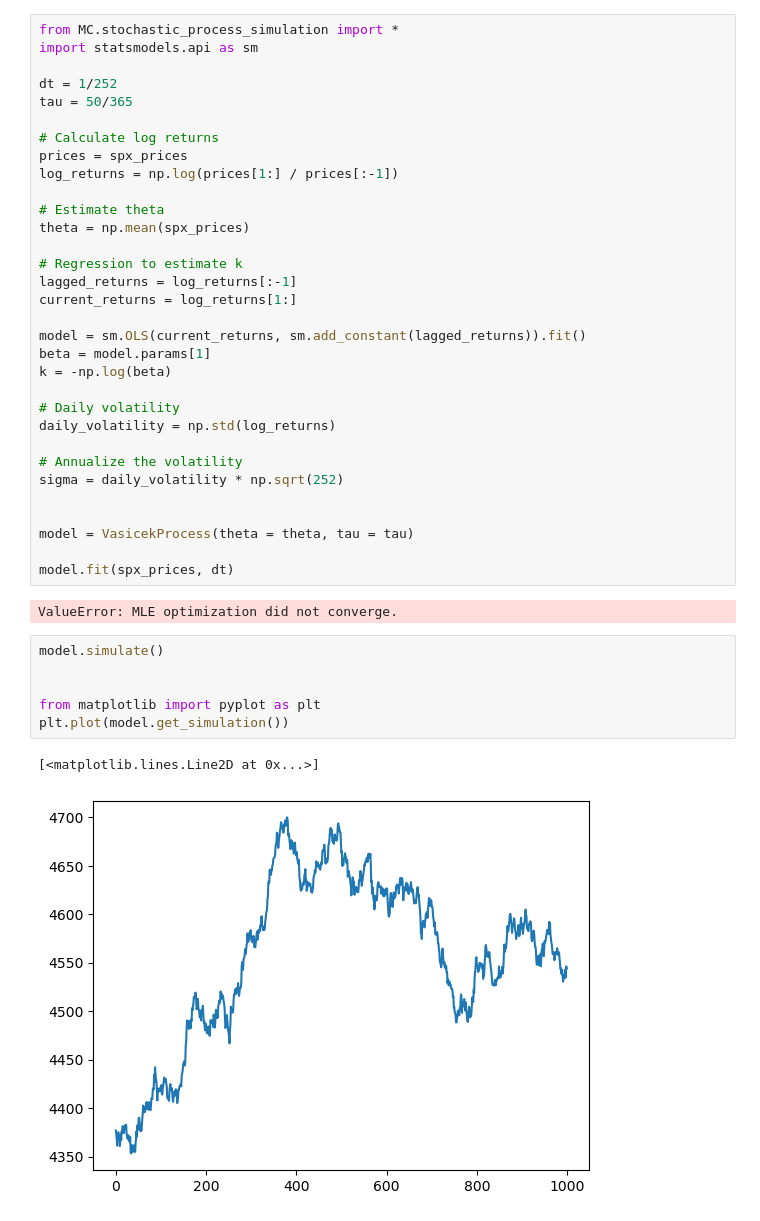
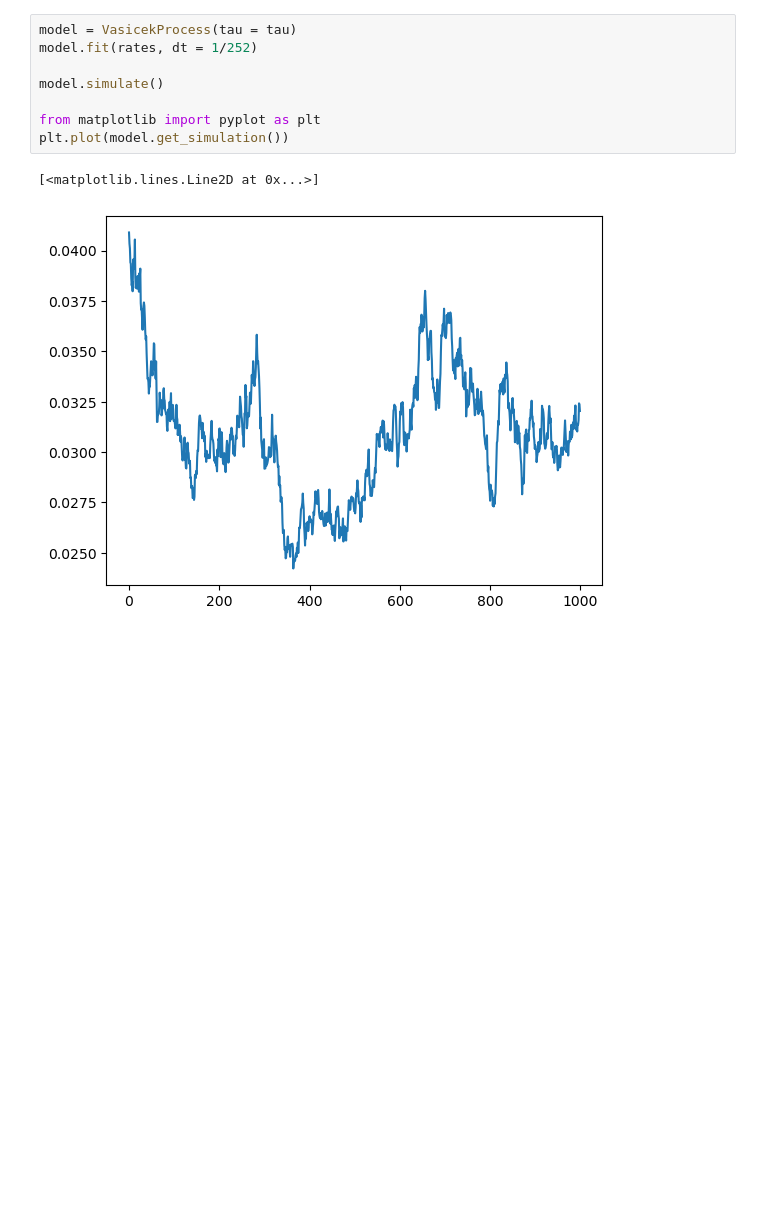
Before and after one commit to Bruce1102/Exotic-Options-Pricing, a Jupyter notebook: stochastic_process_mle.ipynb, the cells around one changed output. Drawn from its saved outputs; the diff is of its cells as text; blank space fills up the shorter version.

```diff
--- a/stochastic_process_mle.ipynb
+++ b/stochastic_process_mle.ipynb
@@ -27,43 +30,11 @@ print(spx_prices)
-# %%
-from MC.stochastic_process_simulation import *
-import statsmodels.api as sm
-
-dt = 1/252
-tau = 50/365
-
-# Calculate log returns
-prices = spx_prices
-log_returns = np.log(prices[1:] / prices[:-1])
-
-# Estimate theta
-theta = np.mean(spx_prices)
-
-# Regression to estimate k
-lagged_returns = log_returns[:-1]
-current_returns = log_returns[1:]
-
-model = sm.OLS(current_returns, sm.add_constant(lagged_returns)).fit()
-beta = model.params[1]
-k = -np.log(beta)
-
-# Daily volatility
-daily_volatility = np.std(log_returns)
-
-# Annualize the volatility
-sigma = daily_volatility * np.sqrt(252)
-
-
-model = VasicekProcess(theta = theta, tau = tau)
-
-model.fit(spx_prices, dt)
-# %% [output]
-ValueError: MLE optimization did not converge.
 # %%
+model = VasicekProcess(tau = tau)
+model.fit(rates, dt = 1/252)
+
 model.simulate()
-
 
 from matplotlib import pyplot as plt
 plt.plot(model.get_simulation())
 # %% [output]
 [<matplotlib.lines.Line2D at 0x...>]
-[figure, old version]
+[figure, new version]
```
Also changed, not shown: parts of 4 cells of this notebook, 3 other files.
